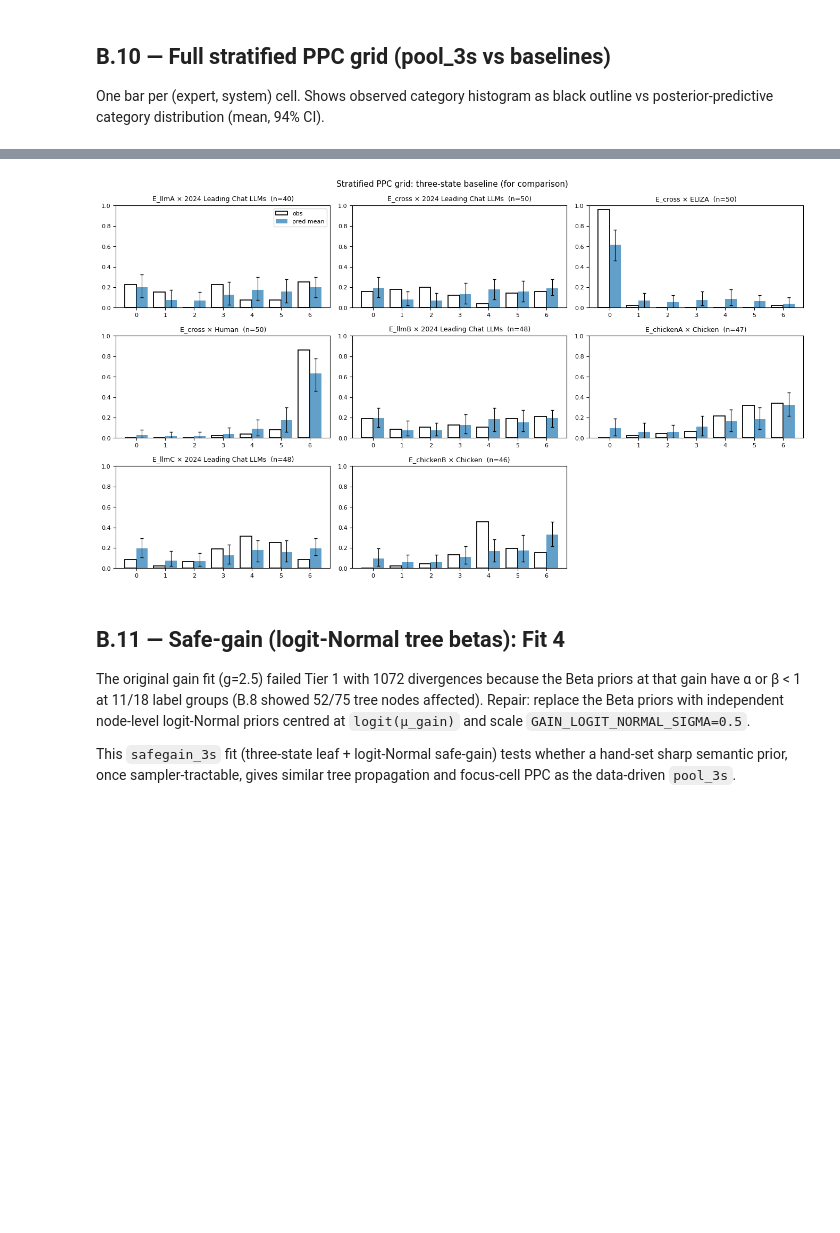
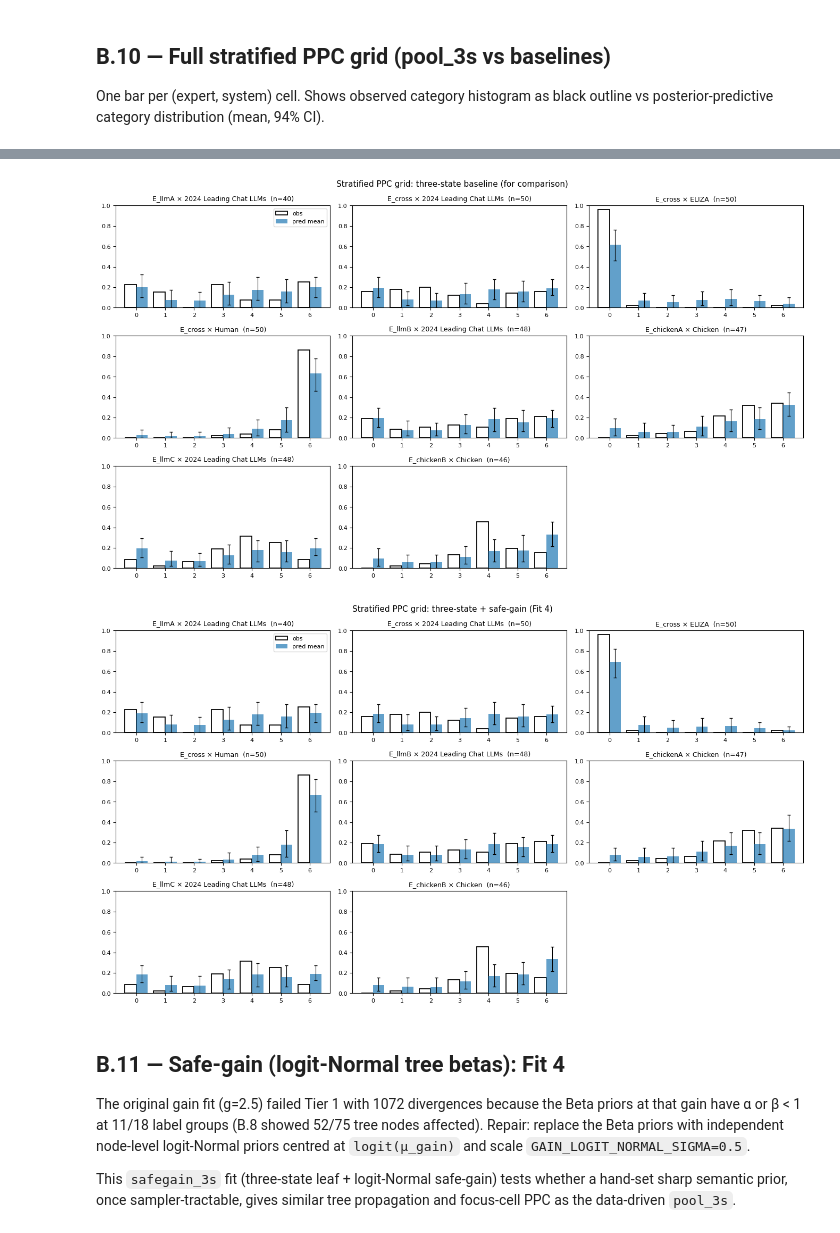
Before and after one commit to RyanJafefKelly/dcm-code, a Jupyter notebook: notebooks/18_gwt_tree_propagation.ipynb, the cells around one changed output, grey strips where cells are left out. Cells and saved outputs as stored; diff of their text form; code cells hidden in the pictures; blank space fills up the shorter version.

```diff
--- a/notebooks/18_gwt_tree_propagation.ipynb
+++ b/notebooks/18_gwt_tree_propagation.ipynb
@@ -1099,33 +1099,37 @@ def _ppc_grid_plot(fit_dict, title, n_draws=500):
     for i, (key, s) in enumerate(zip(cells, [stats[k] for k in cells])):
         ax = axes[i]
         expert, system = key
         anon = ANON.get(expert, expert)
         obs_hist = s['obs_hist']
         pred_hist_mean = s['pred_hist_mean']
         pred_hist_lo = s['pred_hist_lo']
         pred_hist_hi = s['pred_hist_hi']
         ax.bar(cats - 0.2, obs_hist, width=0.4, color='none', edgecolor='k', linewidth=1.3, label='obs')
         ax.bar(cats + 0.2, pred_hist_mean, width=0.4, color='#1f78b4', alpha=0.7, label='pred mean')
         ax.errorbar(cats + 0.2, pred_hist_mean,
                     yerr=np.stack([pred_hist_mean - pred_hist_lo, pred_hist_hi - pred_hist_mean]),
                     fmt='none', ecolor='k', capsize=2, linewidth=0.8)
         ax.set_title(f'{anon} × {system}  (n={s["n_obs"]})', fontsize=9)
         ax.set_xticks(cats); ax.set_xlim(-0.7, K - 0.3); ax.set_ylim(0, 1.0)
         ax.tick_params(axis='both', which='major', labelsize=8)
         if i == 0:
             ax.legend(fontsize=8, loc='upper right')
     for i in range(n, len(axes)):
         axes[i].axis('off')
     fig.suptitle(title, fontsize=11)
     plt.tight_layout()
 
 _ppc_grid_plot(fits['pool_3s'], 'Stratified PPC grid: three-state + pool (Fit 3)')
 plt.show()
 _ppc_grid_plot(fits['baseline_3s'], 'Stratified PPC grid: three-state baseline (for comparison)')
 plt.show()
+if 'safegain_3s' in fits:
+    _ppc_grid_plot(fits['safegain_3s'], 'Stratified PPC grid: three-state + safe-gain (Fit 4)')
+    plt.show()
 # %% [output]
 [figure]
 [figure]
+[figure, added]
 # %% [markdown]
 ## B.11 — Safe-gain (logit-Normal tree betas): Fit 4
 
```
Also changed, not shown: parts of 1 cell of this notebook.
